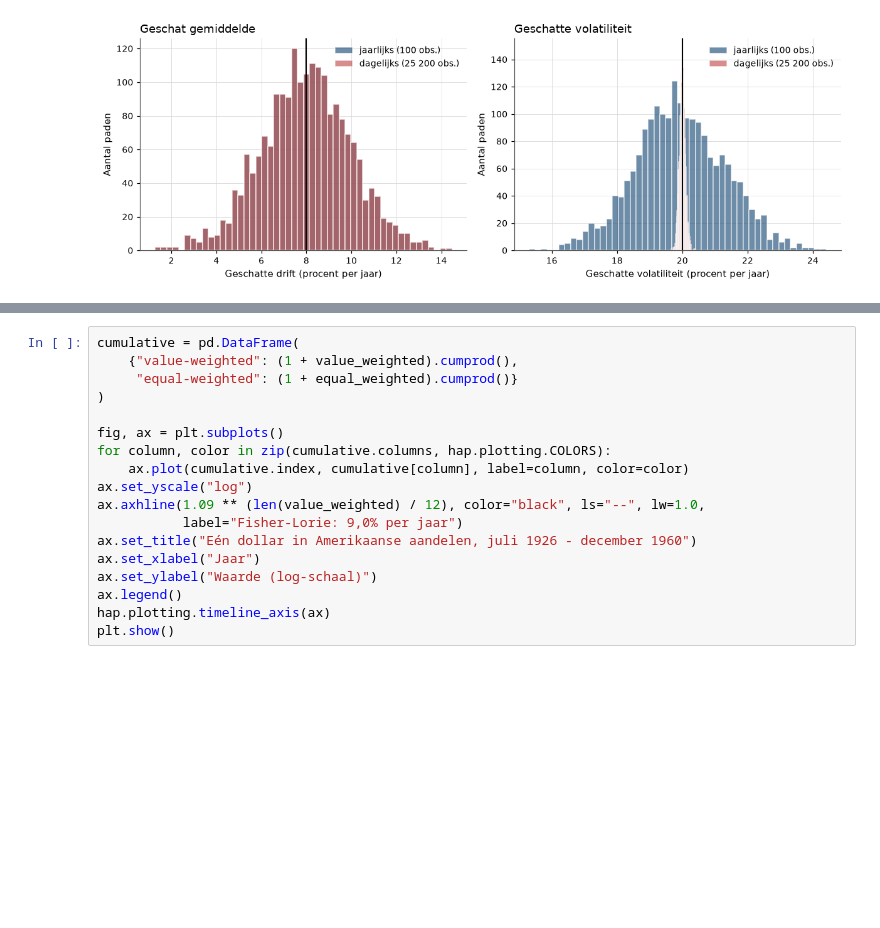
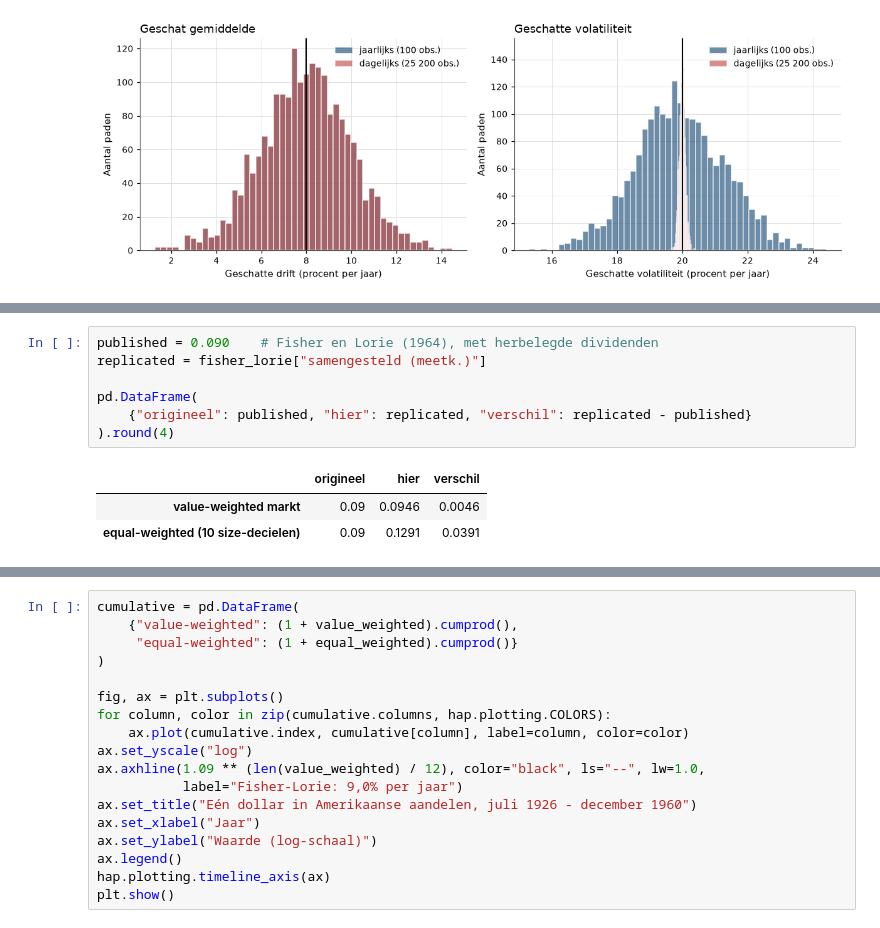
Before and after one commit to MaartenN14/history-asset-pricing, a Jupyter notebook: lectures/00_01_rendementen.ipynb, the cells around one changed output, grey strips where cells are left out. Saved outputs shown, nothing was run; the diff lists cells and outputs as text; blank space fills up the shorter version.

```diff
--- a/lectures/00_01_rendementen.ipynb
+++ b/lectures/00_01_rendementen.ipynb
@@ -831,0 +977,11 @@ nauwelijks informatiever dan de vraag of het getal positief is.
+# %%
+published = 0.090    # Fisher en Lorie (1964), met herbelegde dividenden
+replicated = fisher_lorie["samengesteld (meetk.)"]
+
+pd.DataFrame(
+    {"origineel": published, "hier": replicated, "verschil": replicated - published}
+).round(4)
+# %% [output]
+|  | origineel | hier | verschil |
+| value-weighted markt | 0.09 | 0.0946 | 0.0046 |
+| equal-weighted (10 size-decielen) | 0.09 | 0.1291 | 0.0391 |
```
Also changed, not shown: parts of 29 cells of this notebook, 4 other files.
